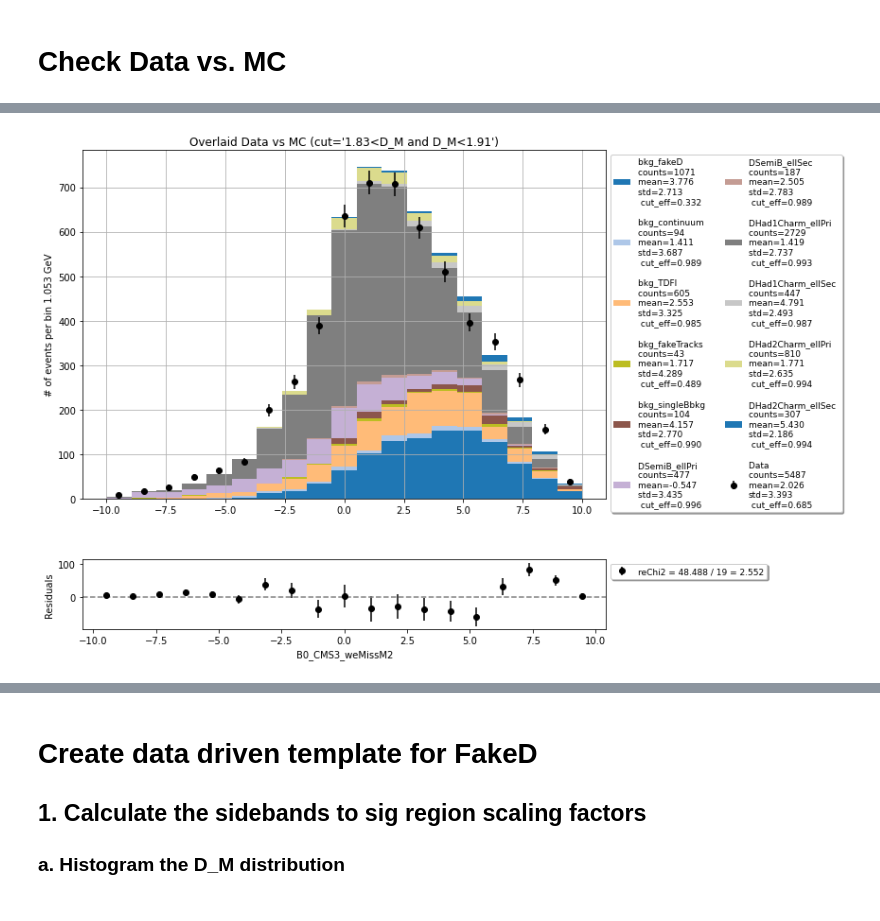
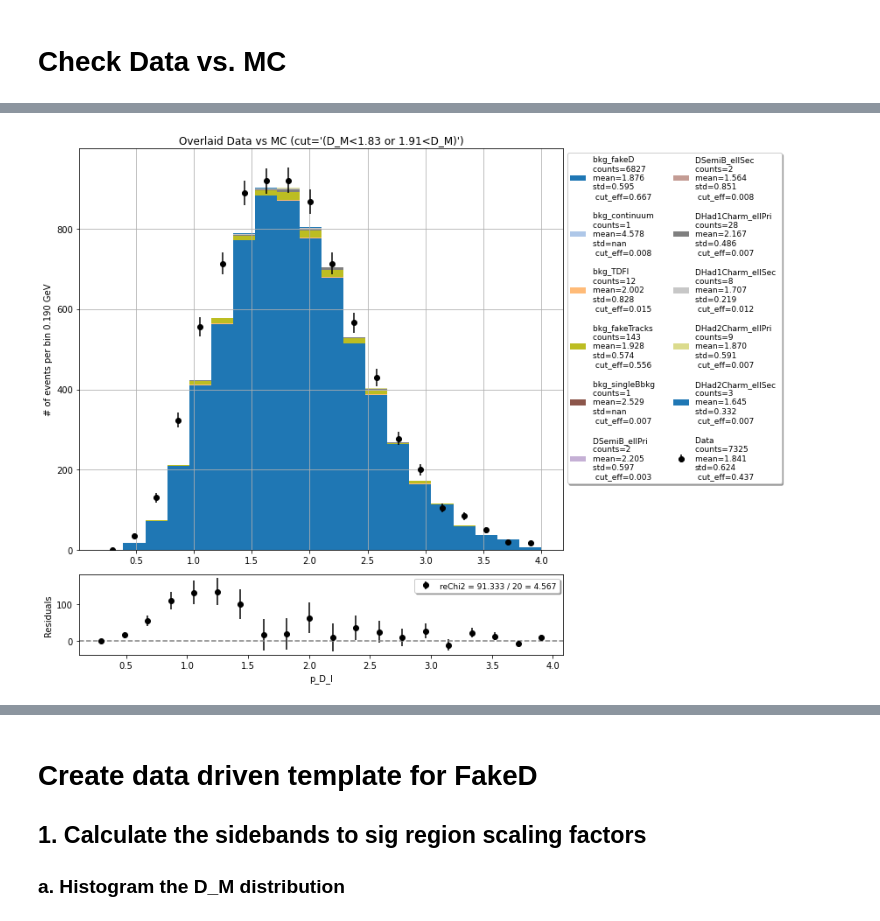
Before and after one commit to zjkjsd/inclusive_R_D, a Jupyter notebook: Notebooks/Plotting/4_PlotNtuple_wrongCharge.ipynb, the cells around one changed output, grey strips where cells are left out. Cells and saved outputs as stored; diff of their text form; code cells hidden in the pictures.

```diff
--- a/Notebooks/Plotting/4_PlotNtuple_wrongCharge.ipynb
+++ b/Notebooks/Plotting/4_PlotNtuple_wrongCharge.ipynb
@@ -67,7 +67,7 @@ df_mc_cc = pd.DataFrame(MC_cc)
 df_mc_wc = pd.DataFrame(MC_wc)
 df_data_wc = pd.DataFrame(data_wc)
 # %%
-lgb_tight = 'sig_prob==largest_prob and sig_prob>0.6 and fakeD_prob<0.05'
+lgb_tight = 'sig_prob==largest_prob and sig_prob>0.65 and fakeD_prob<0.1' # fakeD_prob<0.05
 ag_tight = 'sig_prob==largest_prob and sig_prob>0.8 and fakeD_prob<0.05'
 MVA_all = 'sig_prob>0'
 # %%
@@ -277,14 +250,15 @@ a,b=mpl_wc.plot_data_mc_stacked(variable='B0_CMS3_weMissM2',bins=b1,ratio=False,
 # %%
-b1 = np.linspace(-10,10,20)
-a,b=mpl_wc.plot_data_mc_stacked(variable='B0_CMS3_weMissM2',bins=b1,ratio=False,
-                          cut='1.83<D_M and D_M<1.91',
-                          correction=False,mask=[],figsize=(12,8),
-                          legend_nc=2,legend_fs=9,weights={
+# sidebands
+b2 = np.linspace(0.2,4,21)
+a,b=mpl_wc.plot_data_mc_stacked(variable='p_D_l',bins=b2,ratio=False,legend_fs=9,
+                          cut='(D_M<1.83 or 1.91<D_M)',correction=False,mask=[],
+                                figsize=(12,9), weights={
                               'DSemiB_ellPri':    1,
-                              'DSemiB_ellSec':    0.2,
+                              'DSemiB_ellSec':    1,
                               'DHad1Charm_ellPri':1,
-                              'DHad1Charm_ellSec':0.2,
-                              'DHad2Charm_ellPri':0.2,
-                              'DHad2Charm_ellSec':0.2})
+                              'DHad1Charm_ellSec':1,
+                              'DHad2Charm_ellPri':1,
+                              'DHad2Charm_ellSec':1,
+                              'data':200/187})
 # %% [output]
-[figure, old version]
+[figure, new version]
```
Also changed, not shown: parts of 37 cells of this notebook, 4 other files.
